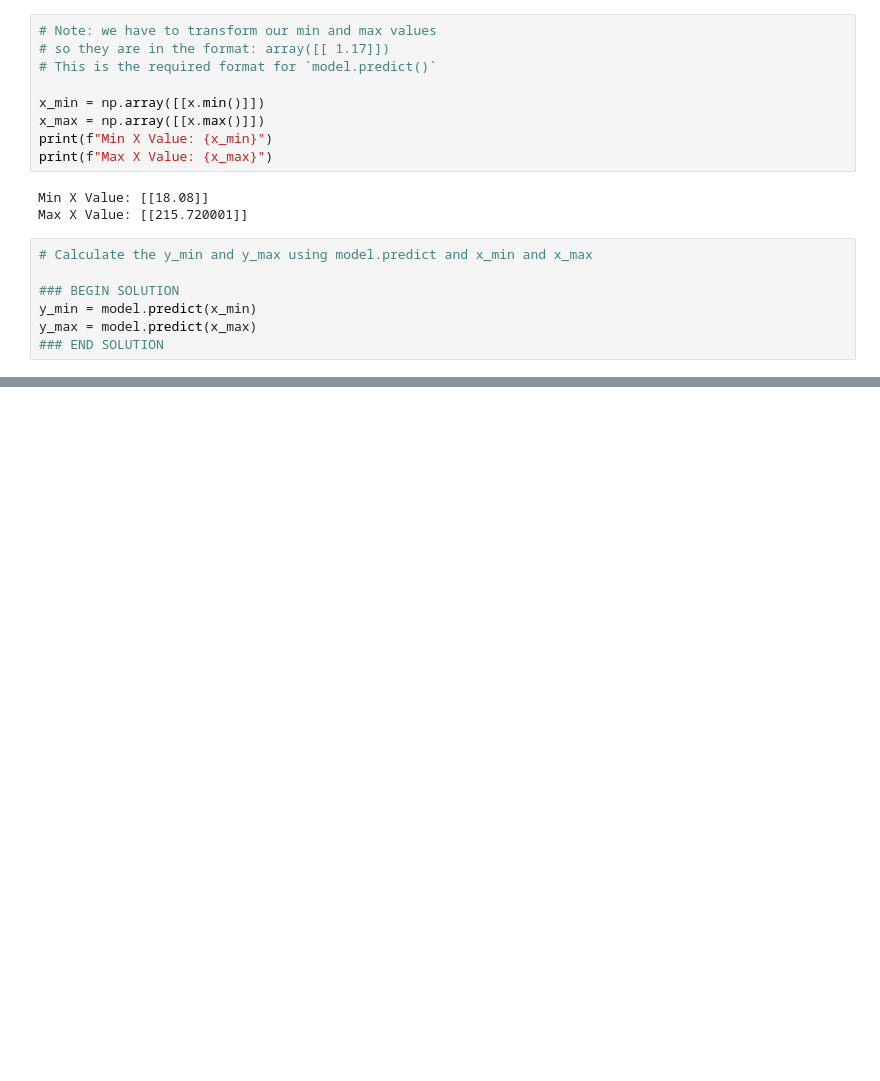
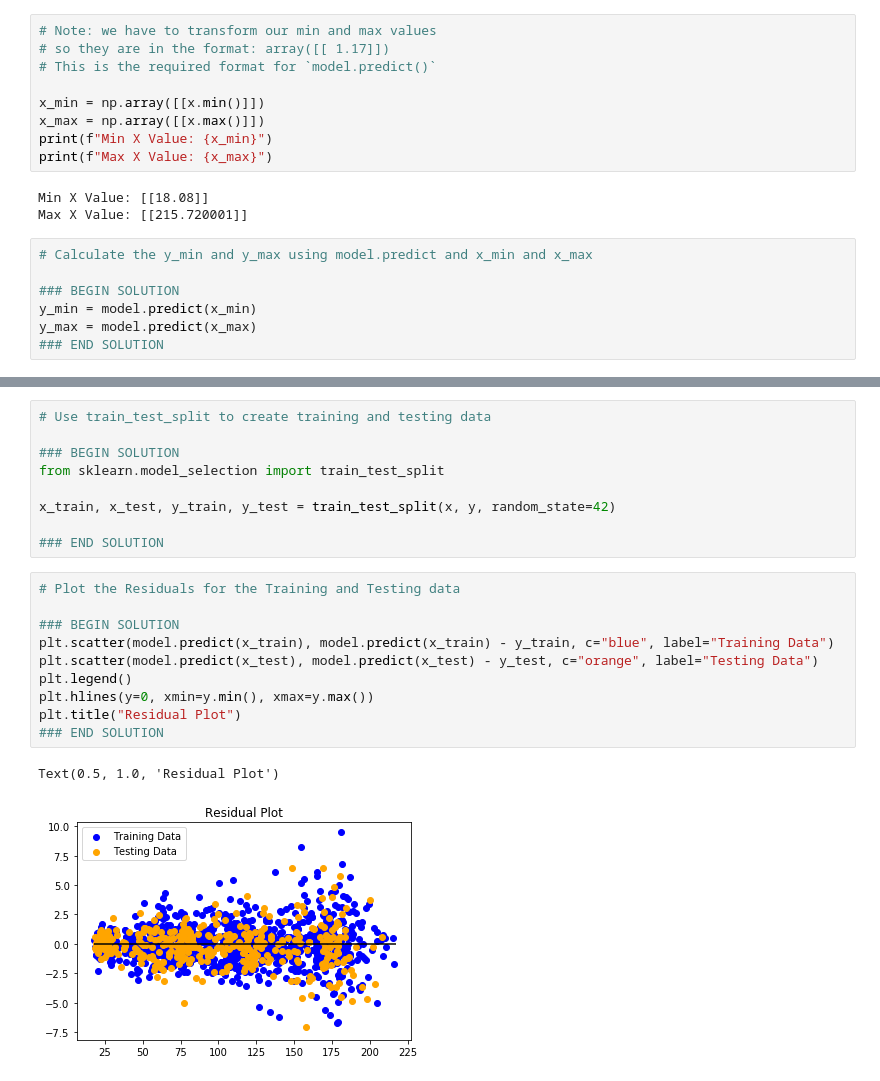
Before and after one commit to Sorailove/Final_project, a Jupyter notebook: Untitled1.ipynb, the cells around one changed output, grey strips where cells are left out. Drawn from its saved outputs; the diff is of its cells as text; blank space fills up the shorter version.

```diff
--- a/Untitled1.ipynb
+++ b/Untitled1.ipynb
@@ -159,0 +160,22 @@ plt.plot([x_min[0], x_max[0]], [y_min[0], y_max[0]], c='purple')
+# %%
+# Use train_test_split to create training and testing data
+
+### BEGIN SOLUTION
+from sklearn.model_selection import train_test_split
+
+x_train, x_test, y_train, y_test = train_test_split(x, y, random_state=42)
+
+### END SOLUTION
+# %%
+# Plot the Residuals for the Training and Testing data
+
+### BEGIN SOLUTION
+plt.scatter(model.predict(x_train), model.predict(x_train) - y_train, c="blue", label="Training Data")
+plt.scatter(model.predict(x_test), model.predict(x_test) - y_test, c="orange", label="Testing Data")
+plt.legend()
+plt.hlines(y=0, xmin=y.min(), xmax=y.max())
+plt.title("Residual Plot")
+### END SOLUTION
+# %% [output]
+Text(0.5, 1.0, 'Residual Plot')
+[figure, added]
```
Also changed, not shown: parts of 1 cell of this notebook.
